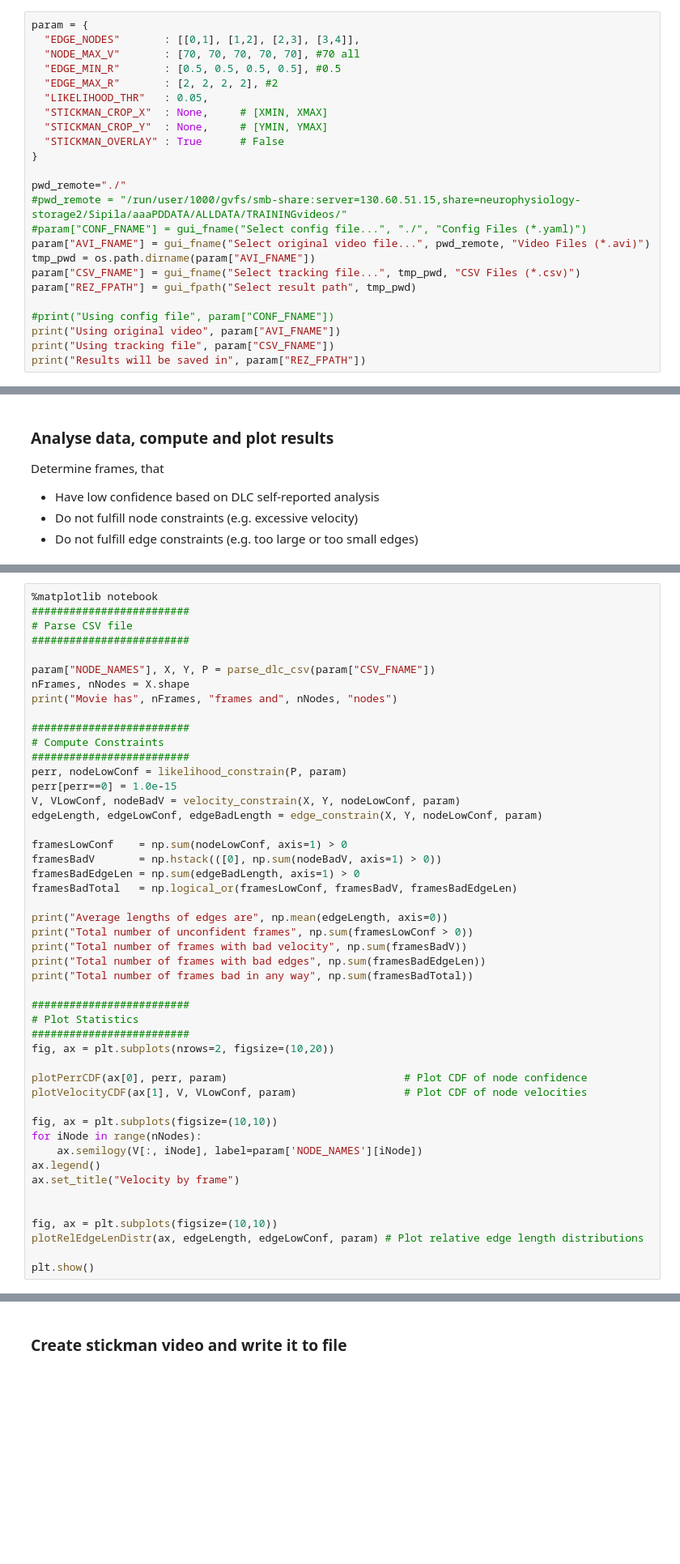
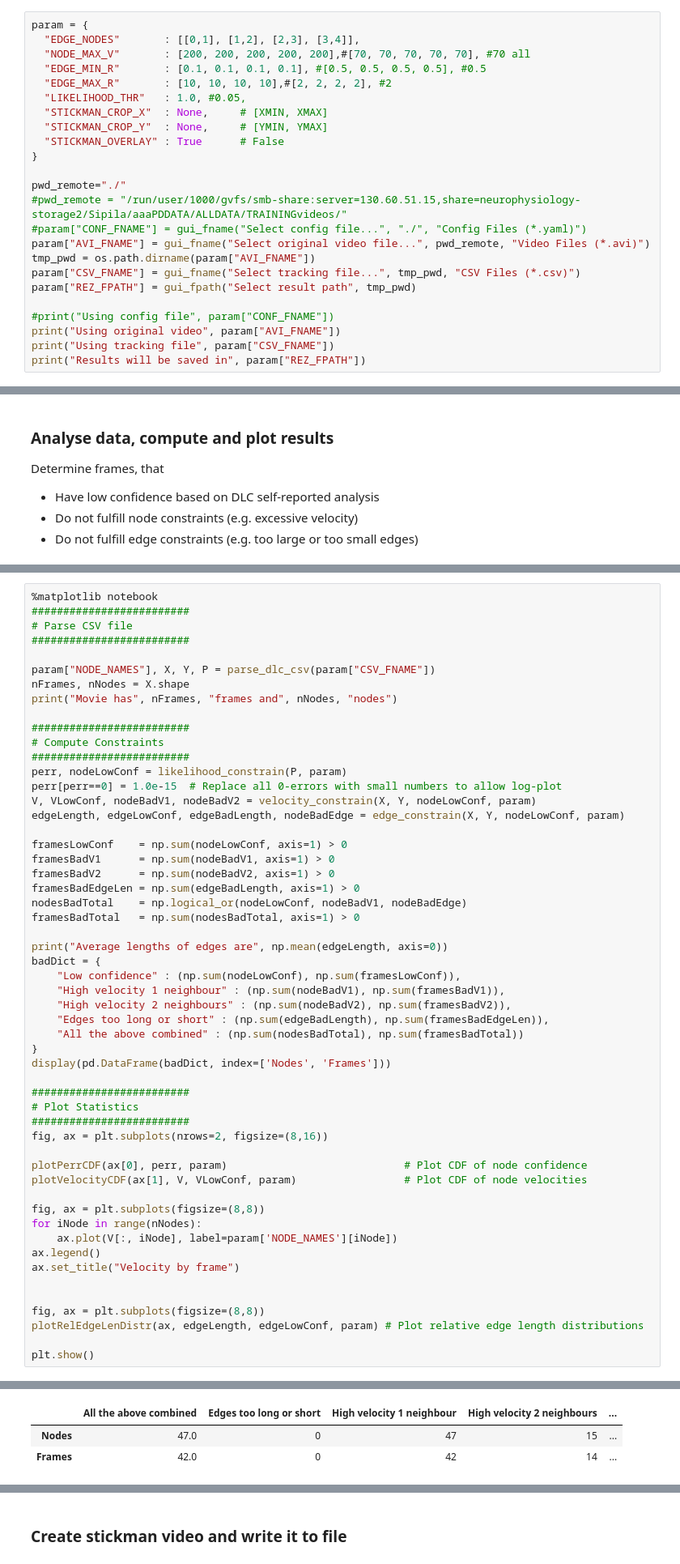
Before and after one commit to Lippolis96/dlc-scripts, a Jupyter notebook: scripts/dlc-postprocess.ipynb, the cells around one changed output, grey strips where cells are left out. Shown at 81% size. Drawn from its saved outputs; the diff is of its cells as text; blank space fills up the shorter version.

Commit message:
minor edits to velocity estimation

```diff
--- a/scripts/dlc-postprocess.ipynb
+++ b/scripts/dlc-postprocess.ipynb
@@ -27,10 +29,10 @@ from lib.sampling import selectUniform
 # %%
 param = {
   "EDGE_NODES"       : [[0,1], [1,2], [2,3], [3,4]],
-  "NODE_MAX_V"       : [70, 70, 70, 70, 70], #70 all
-  "EDGE_MIN_R"       : [0.5, 0.5, 0.5, 0.5], #0.5
-  "EDGE_MAX_R"       : [2, 2, 2, 2], #2
-  "LIKELIHOOD_THR"   : 0.05,
+  "NODE_MAX_V"       : [200, 200, 200, 200, 200],#[70, 70, 70, 70, 70], #70 all
+  "EDGE_MIN_R"       : [0.1, 0.1, 0.1, 0.1], #[0.5, 0.5, 0.5, 0.5], #0.5
+  "EDGE_MAX_R"       : [10, 10, 10, 10],#[2, 2, 2, 2], #2
+  "LIKELIHOOD_THR"   : 1.0, #0.05,
   "STICKMAN_CROP_X"  : None,     # [XMIN, XMAX]
   "STICKMAN_CROP_Y"  : None,     # [YMIN, YMAX]
   "STICKMAN_OVERLAY" : True      # False
@@ -73,37 +83,43 @@ print("Movie has", nFrames, "frames and", nNodes, "nodes")
 # Compute Constraints
 #########################
 perr, nodeLowConf = likelihood_constrain(P, param)
-perr[perr==0] = 1.0e-15
-V, VLowConf, nodeBadV = velocity_constrain(X, Y, nodeLowConf, param)
-edgeLength, edgeLowConf, edgeBadLength = edge_constrain(X, Y, nodeLowConf, param)
+perr[perr==0] = 1.0e-15  # Replace all 0-errors with small numbers to allow log-plot
+V, VLowConf, nodeBadV1, nodeBadV2 = velocity_constrain(X, Y, nodeLowConf, param)
+edgeLength, edgeLowConf, edgeBadLength, nodeBadEdge = edge_constrain(X, Y, nodeLowConf, param)
 
 framesLowConf    = np.sum(nodeLowConf, axis=1) > 0
-framesBadV       = np.hstack(([0], np.sum(nodeBadV, axis=1) > 0))
+framesBadV1      = np.sum(nodeBadV1, axis=1) > 0
+framesBadV2      = np.sum(nodeBadV2, axis=1) > 0
 framesBadEdgeLen = np.sum(edgeBadLength, axis=1) > 0
-framesBadTotal   = np.logical_or(framesLowConf, framesBadV, framesBadEdgeLen)
+nodesBadTotal    = np.logical_or(nodeLowConf, nodeBadV1, nodeBadEdge)
+framesBadTotal   = np.sum(nodesBadTotal, axis=1) > 0
 
 print("Average lengths of edges are", np.mean(edgeLength, axis=0))
-print("Total number of unconfident frames", np.sum(framesLowConf > 0))
-print("Total number of frames with bad velocity", np.sum(framesBadV))
-print("Total number of frames with bad edges", np.sum(framesBadEdgeLen))
-print("Total number of frames bad in any way", np.sum(framesBadTotal))
+badDict = {
+    "Low confidence" : (np.sum(nodeLowConf), np.sum(framesLowConf)),
+    "High velocity 1 neighbour" : (np.sum(nodeBadV1), np.sum(framesBadV1)),
+    "High velocity 2 neighbours" : (np.sum(nodeBadV2), np.sum(framesBadV2)),
+    "Edges too long or short" : (np.sum(edgeBadLength), np.sum(framesBadEdgeLen)),
+    "All the above combined" : (np.sum(nodesBadTotal), np.sum(framesBadTotal))
+}
+display(pd.DataFrame(badDict, index=['Nodes', 'Frames']))
 
 #########################
 # Plot Statistics
 #########################
-fig, ax = plt.subplots(nrows=2, figsize=(10,20))
+fig, ax = plt.subplots(nrows=2, figsize=(8,16))
 
 plotPerrCDF(ax[0], perr, param)                            # Plot CDF of node confidence
 plotVelocityCDF(ax[1], V, VLowConf, param)                 # Plot CDF of node velocities
 
-fig, ax = plt.subplots(figsize=(10,10))
+fig, ax = plt.subplots(figsize=(8,8))
 for iNode in range(nNodes):
-    ax.semilogy(V[:, iNode], label=param['NODE_NAMES'][iNode])
+    ax.plot(V[:, iNode], label=param['NODE_NAMES'][iNode])
 ax.legend()
 ax.set_title("Velocity by frame")
 
 
-fig, ax = plt.subplots(figsize=(10,10))
+fig, ax = plt.subplots(figsize=(8,8))
 plotRelEdgeLenDistr(ax, edgeLength, edgeLowConf, param) # Plot relative edge length distributions
 
 plt.show()
@@ -117,3 +130,6 @@ Total number of frames bad in any way 916
+|  | All the above combined | Edges too long or short | High velocity 1 neighbour | High velocity 2 neighbours | ... |
+| Nodes | 47.0 | 0 | 47 | 15 | ... |
+| Frames | 42.0 | 0 | 42 | 14 | ... |
 [interactive output not drawn]
 [interactive output not drawn]
 [interactive output not drawn]
```
Also changed, not shown: parts of 5 cells of this notebook, 1 other file.
